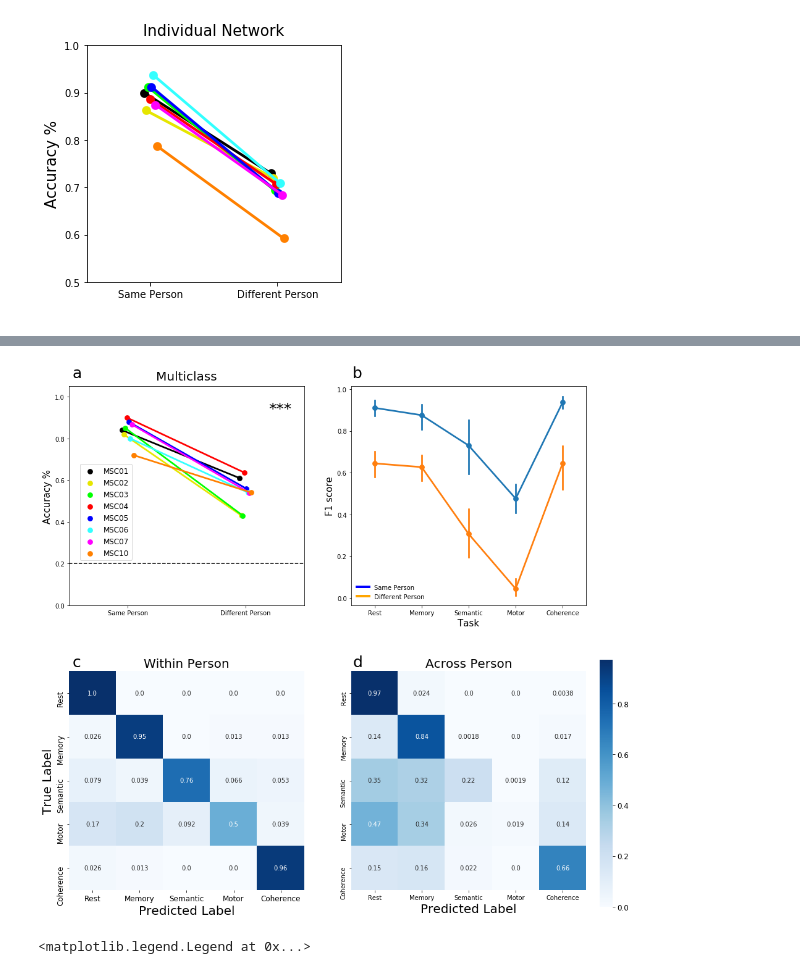
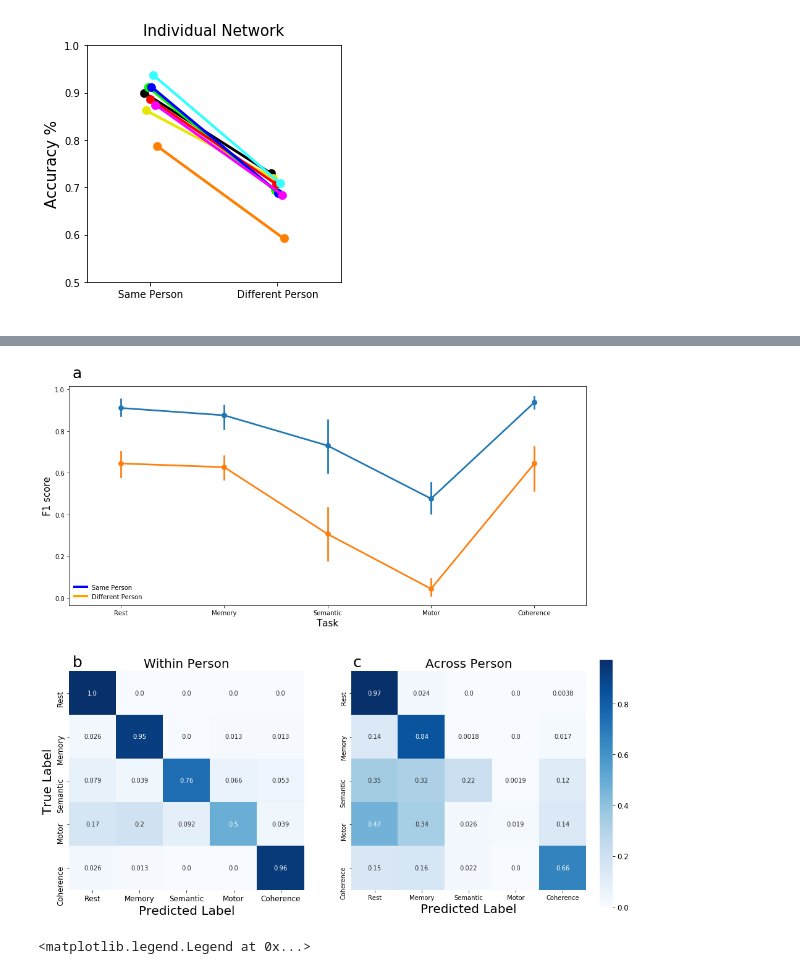
Before and after one commit to GrattonLab/MSC_Alexis, a Jupyter notebook: analysis/code/mL_rsfMRI/Figures/FinalFigures.ipynb, the cells around one changed output, grey strips where cells are left out. Cells and saved outputs as stored; diff of their text form; code cells hidden in the pictures.

Commit message:
finalizing

```diff
--- a/analysis/code/mL_rsfMRI/Figures/FinalFigures.ipynb
+++ b/analysis/code/mL_rsfMRI/Figures/FinalFigures.ipynb
@@ -435,7 +435,7 @@ task=F1['Analysis'].str.split("_", n=1, expand=True)
 F1['Task']=task[0]
 F1['analysis']=task[1]
 F1.drop(columns=['Analysis'],inplace=True)
-#finalDS,finalCV=st.multiclassAll()
+finalDS,finalCV=st.multiclassAll()
 multiclass['clf']='Ridge'
 MC_all=pd.concat([multiclass, SVM_MC, Log_MC])
 CVGroup=pd.read_csv(thisDir+'output/results/groupAvg/acc.csv')
@@ -1737,50 +1767,40 @@ SS_legend_elements = [Line2D([0], [0], color='blue', lw=4, label='Same Person'),
 fig=plt.figure(figsize=(15,15), constrained_layout=True)
 plt.rcParams['figure.constrained_layout.use'] = True
 #Add grid space for subplots 1 rows by 3 columns
 gs = gridspec.GridSpec(nrows=2, ncols=2, wspace=.2, hspace=.3)
 
 fig.text(.13, .893, 'a',fontsize=25)
-fig.text(.55, .893, 'b',fontsize=25)
-fig.text(.13, .46, 'c',fontsize=25)
-fig.text(.55, .46, 'd',fontsize=25)
-ax0=fig.add_subplot(gs[0,0])
-ax=sns.pointplot(x="Analysis",y="acc", hue="train",ci=None, data=multiclass, dodge=.1,order=['Same Person','Different Person'],color='r', palette=['1','2','3','4','5','6','7','10'],ax=ax0)
-plt.text(1.2, .92, '***',fontsize=25)
-ax.set_title('Multiclass', fontsize=20, pad=10)
-#y=[.5,.6,.7,.8,.9,1.0]
-#plt.yticks(y)
-plt.ylabel("Accuracy %", fontsize=15)
-ax.axhline(.2,color='black',linestyle='--')
-plt.legend(loc='lower left',fontsize='large',bbox_to_anchor=(.03, .19))
-plt.xlabel(' ')
-ax.set(ylim=(0, 1.05))
-ax1=fig.add_subplot(gs[0,1])
+#fig.text(.55, .893, 'b',fontsize=25)
+fig.text(.13, .46, 'b',fontsize=25)
+fig.text(.55, .46, 'c',fontsize=25)
+
+ax1=fig.add_subplot(gs[0,:])
 ax=sns.pointplot(x="Task",y="f", hue="analysis",data=F1,ax=ax1)
 plt.ylabel('F1 score',fontsize=15)
 plt.xlabel('Task',fontsize=15)
 ax.set_xticklabels(['Rest','Memory','Semantic','Motor','Coherence'])
 L1=plt.legend(handles=SS_legend_elements,loc='lower left',frameon=False)
 
 ax2=fig.add_subplot(gs[1,0])
 ax=sns.heatmap(finalCV,annot=True, fmt='.2',cmap="Blues",xticklabels=["Rest","Memory","Semantic","Motor", "Coherence"],yticklabels=["Rest","Memory","Semantic","Motor", "Coherence"],ax=ax2,cbar=False)
 plt.ylabel('True Label',fontsize=20)
 plt.xlabel('Predicted Label',fontsize=20)
 plt.title('Within Person',fontsize=20)
 plt.xticks(fontsize=12)
 plt.yticks(fontsize=12)
 ax3=fig.add_subplot(gs[1,1])
 cbar_ax = fig.add_axes([.92, .1, .02, .37])
 ax=sns.heatmap(finalDS,annot=True, fmt='.2',cmap="Blues",xticklabels=["Rest","Memory","Semantic","Motor", "Coherence"],yticklabels=["Rest","Memory","Semantic","Motor", "Coherence"],ax=ax3, cbar_ax=cbar_ax)
 ax.set_xlabel('Predicted Label',fontsize=20)
 #plt.ylabel(' ',fontsize=25)
 #plt.xlabel('Predicted Label',fontsize=20)
 ax.set_title('Across Person',fontsize=20)
 plt.yticks(fontsize=12)
 plt.xticks(fontsize=12)
 
-plt.savefig(thisDir+'output/FigsFinal/MC_Plot.png', bbox_inches='tight')
+plt.savefig(thisDir+'output/FigsFinal/supp_MC_Plot.png', bbox_inches='tight')
 # %% [output]
-[figure, old version]
+[figure, new version]
 # %%
 #Groupwise comparison
 from matplotlib.lines import Line2D
```
Also changed, not shown: parts of 10 cells of this notebook, 11 other files.
